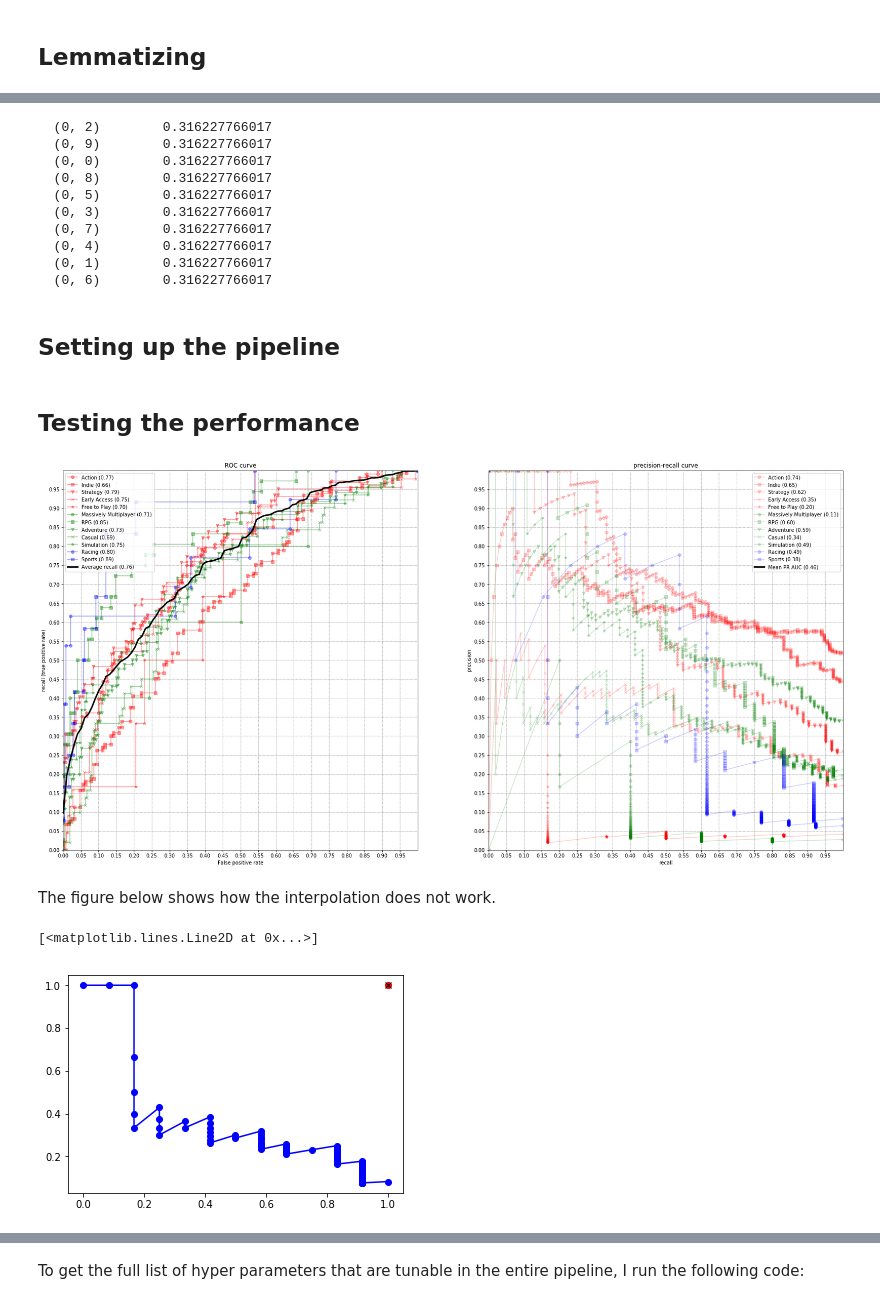
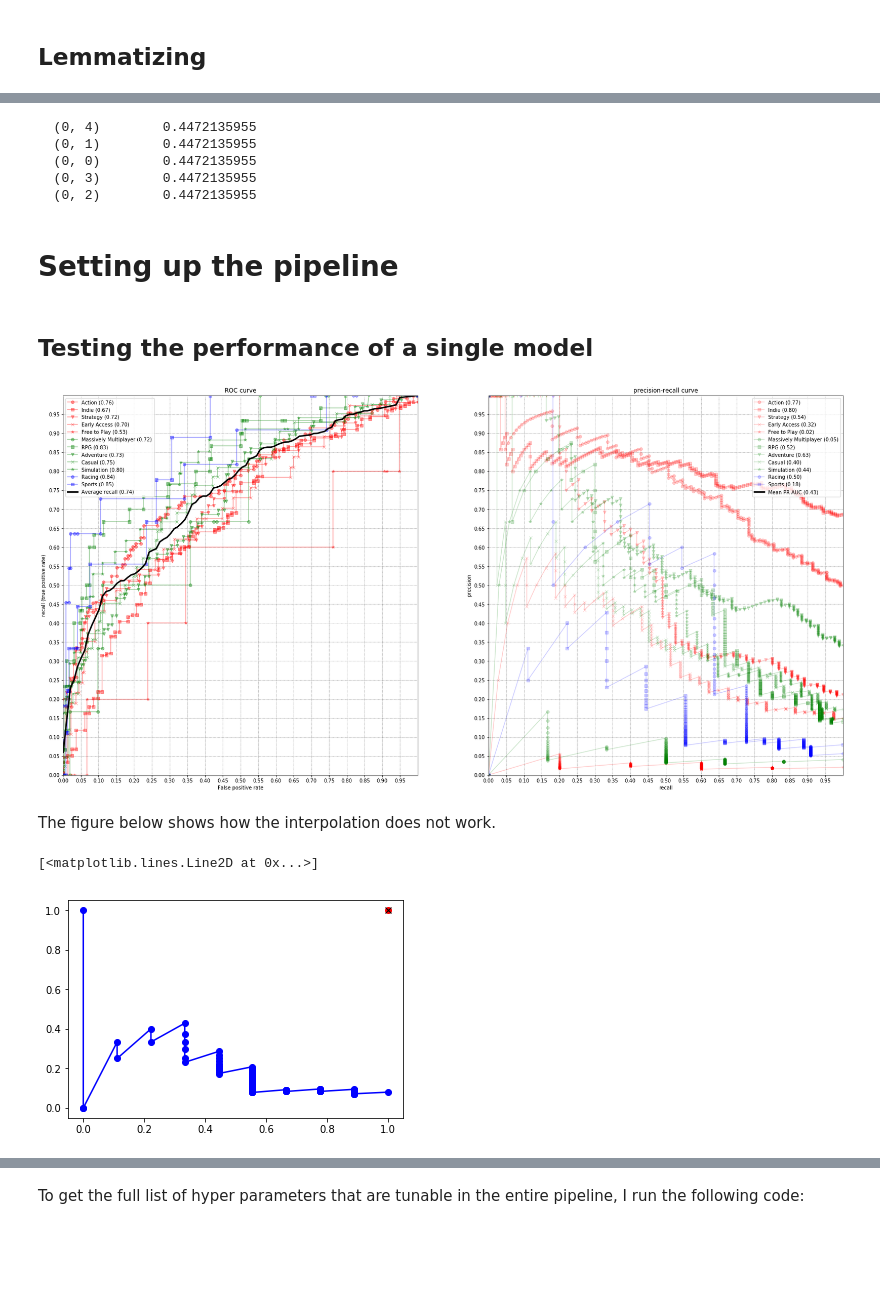
Before and after one commit to mikkelhartmann/arcade_trail, a Jupyter notebook: classifying_genres_from_description.ipynb, the cells around one changed output, grey strips where cells are left out. Drawn from its saved outputs; the diff is of its cells as text; code cells hidden in the pictures; blank space fills up the shorter version.

```diff
--- a/classifying_genres_from_description.ipynb
+++ b/classifying_genres_from_description.ipynb
@@ -140,9 +144,9 @@ Many of the genres are empty. That is, there are no games with that genre. There
 ## Splitting into train and test sets
 # %%
 train_size = int(round(len(y_mat)*0.8))
-genre_to_train = 0
-y_train = y_mat[:train_size, genre_to_train]
 X_train = X_mat[:train_size]
 X_test = X_mat[train_size:];
-y_test = y_mat[train_size:, genre_to_train];
+
+from sklearn.model_selection import train_test_split
+X_train, X_test, y_train, y_test = train_test_split(X_mat, y_mat, test_size=0.2)
 # %% [markdown]
@@ -211,36 +213,26 @@ X_vect_norm = tfidf_normalizer.fit_transform(X_vect)
 # %%
 print(X_vect_norm)
 # %% [output]
-  (0, 2)        0.316227766017
-  (0, 9)        0.316227766017
-  (0, 0)        0.316227766017
-  (0, 8)        0.316227766017
-  (0, 5)        0.316227766017
-  (0, 3)        0.316227766017
-  (0, 7)        0.316227766017
-  (0, 4)        0.316227766017
-  (0, 1)        0.316227766017
-  (0, 6)        0.316227766017
+  (0, 4)        0.4472135955
+  (0, 1)        0.4472135955
+  (0, 0)        0.4472135955
+  (0, 3)        0.4472135955
+  (0, 2)        0.4472135955
 # %% [markdown]
-## Setting up the pipeline
+# Setting up the pipeline
 # %%
 pipeline = Pipeline([
 ('vect', TfidfVectorizer(X_train, stop_words='english', analyzer='word', tokenizer=LemmaTokenizer())),
 ('tfidf', TfidfTransformer(norm='l2',use_idf=False, smooth_idf=False)),
 ('clf', LogisticRegression(C=1))
 ])
-clf = pipeline.fit(X_train, y_train)
-# Other classifiers I have tried:
-# MultinomialNB
-# AdaBoostClassifier, RandomForestClassifier
-# SGDClassifier
 # %% [markdown]
-## Testing the performance
+## Testing the performance of a single model
 # %%
 model_test_collection = []
 for genre in range(0,12): #31
     clf_clone = clone(pipeline)
-    clf_clone.fit(X_train, y_mat[:train_size, genre])
+    clf_clone.fit(X_train, y_train[:, genre])
     model_test_collection.append(clf_clone)
 # %%
 # Setting up the color-marker cycle
@@ -251,12 +243,10 @@ cycle = color_cycle * marker_cycle
 # Initializing the figure handles
 fig, (ax0, ax1) = plt.subplots(nrows=1, ncols=2, figsize=(28,14))
 
-# Initializing
+# Initializing variables that will be updated in the loop
 aggregate_tpr = 0.0
 mean_tpr = 0.0
 mean_fpr = np.linspace(0, 1, 100)
-
-
 aggregate_roc_auc = 0
 aggregate_pr_auc = 0
 
@@ -273,39 +263,38 @@ for idx, (model, sty) in enumerate( zip(model_test_collection[0:12], cycle)):
         y_score = model.predict_proba(X_test)
 
         # Calculating false and true positive rate
-        fpr, tpr, threshold = metrics.roc_curve(y_mat[train_size:, idx], y_score[:, 1])
+        fpr, tpr, threshold = metrics.roc_curve(y_test[:, idx], y_score[:, 1])
         roc_auc = metrics.auc(fpr, tpr)
         aggregate_tpr += np.interp(mean_fpr, fpr, tpr)
 
         # Calculating precision and recall
-        precision, recall, threshold = metrics.precision_recall_curve(y_mat[train_size:, idx], y_score[:, 1]);
+        precision, recall, threshold = metrics.precision_recall_curve(y_test[:, idx], y_score[:, 1]);
         pr_auc = metrics.auc(recall, precision)
         aggregate_pr_auc += pr_auc
 
         # Plotting the metrics
         ax0.plot(fpr, tpr, **sty, alpha=.4, label='{0} ({1:.2f})'.format(genre_names[idx], roc_auc))
         ax1.plot(recall, precision, **sty, alpha=.2, label='{0} ({1:.2f})'.format(genre_names[idx], pr_auc))
 
 # Plotting the average metrics
 mean_tpr = np.divide(aggregate_tpr, (idx+1))
 mean_roc_auc = metrics.auc(mean_fpr, mean_tpr)
 mean_pr_auc = aggregate_pr_auc/(idx+1)
 
 ax0.plot(mean_fpr, mean_tpr, lw=3, color='k', label='Average recall ({0:.2f})'.format(mean_roc_auc))
 ax1.plot(1,1, lw=3, color='k', label='Mean PR AUC ({0:.2f})'.format(mean_pr_auc))
 
 # Setting up labels and axis for ax0
-ax0.set(xlabel='False positive rate', ylabel='recall (true positive rate)',
-      title='ROC curve')
+ax0.set(xlabel='False positive rate', ylabel='recall (true positive rate)', title='ROC curve')
 ax0.legend(loc="upper left")
 ticks_and_gridlines(ax0)
 
 # Setting up labels and axis for ax1
 ax1.set(xlabel='recall', ylabel='precision', title='precision-recall curve')
 ax1.legend(loc="upper right")
 ticks_and_gridlines(ax1)
 # %% [output]
-[figure, old version]
+[figure, new version]
 # %% [markdown]
 The figure below shows how the interpolation does not work.
 # %%
@@ -320,4 +309,4 @@ plt.plot(x_p, y_p, 'or')
 plt.plot(x_p, y_p_scipy, 'xk')
 # %% [output]
 [<matplotlib.lines.Line2D at 0x...>]
-[figure, old version]
+[figure, new version]
```
Also changed, not shown: parts of 23 cells of this notebook.
